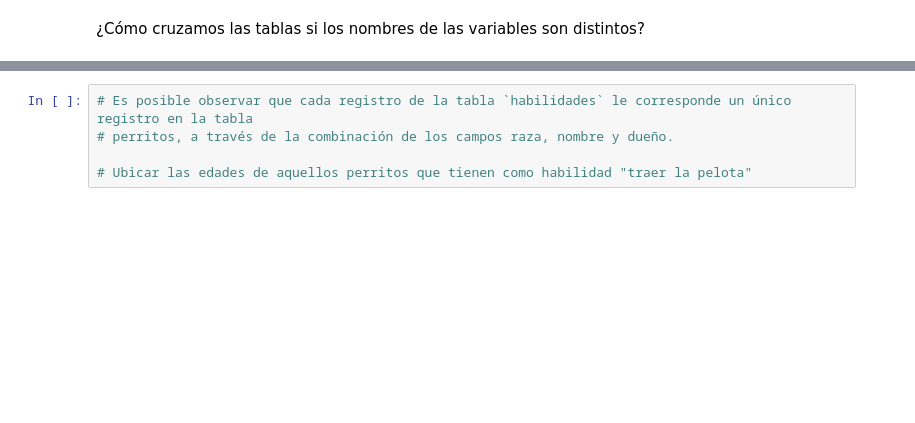
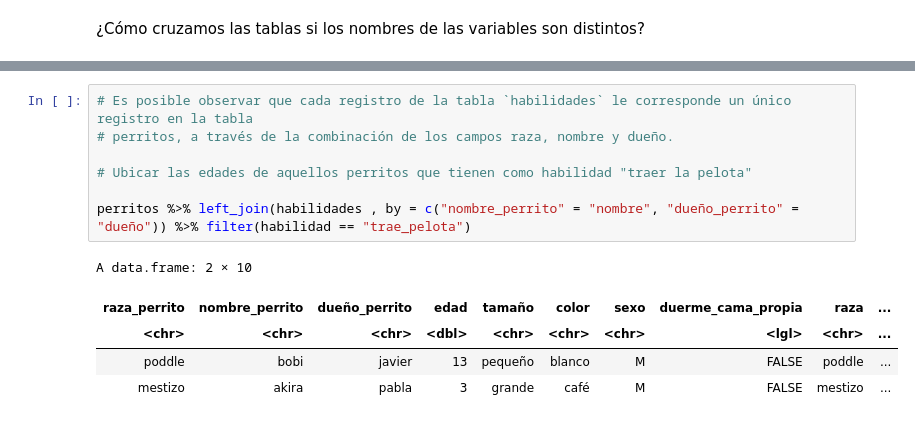
Before and after one commit to rodrigo-coco-espinoza/Introduccion_a_ciencia_de_datos_R_v2, a Jupyter notebook: Ayudantías/A2/Desarrollo/A2_01_Cruce_de_tablas.ipynb, the cells around one changed output, grey strips where cells are left out. Saved outputs shown, nothing was run; the diff lists cells and outputs as text; blank space fills up the shorter version.

```diff
--- a/Ayudantías/A2/Desarrollo/A2_01_Cruce_de_tablas.ipynb
+++ b/Ayudantías/A2/Desarrollo/A2_01_Cruce_de_tablas.ipynb
@@ -121,5 +253,13 @@ perritos
 # %%
 # Es posible observar que cada registro de la tabla `habilidades` le corresponde un único registro en la tabla
 # perritos, a través de la combinación de los campos raza, nombre y dueño.
 
 # Ubicar las edades de aquellos perritos que tienen como habilidad "traer la pelota"
+
+perritos %>% left_join(habilidades , by = c("nombre_perrito" = "nombre", "dueño_perrito" = "dueño")) %>% filter(habilidad == "trae_pelota")
+# %% [output]
+A data.frame: 2 × 10
+| raza_perrito | nombre_perrito | dueño_perrito | edad | tamaño | color | sexo | duerme_cama_propia | raza | ... |
+| <chr> | <chr> | <chr> | <dbl> | <chr> | <chr> | <chr> | <lgl> | <chr> | ... |
+| poddle | bobi | javier | 13 | pequeño | blanco | M | FALSE | poddle | ... |
+| mestizo | akira | pabla | 3 | grande | café | M | FALSE | mestizo | ... |
```
Also changed, not shown: parts of 11 cells of this notebook.
